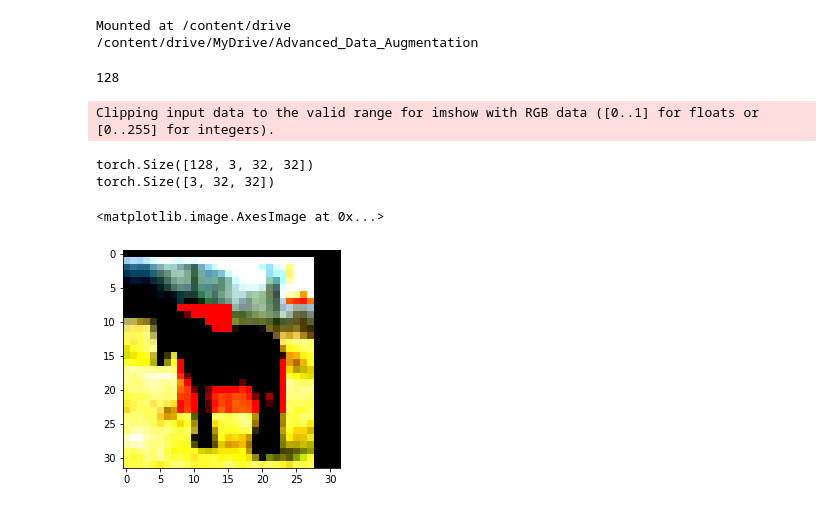
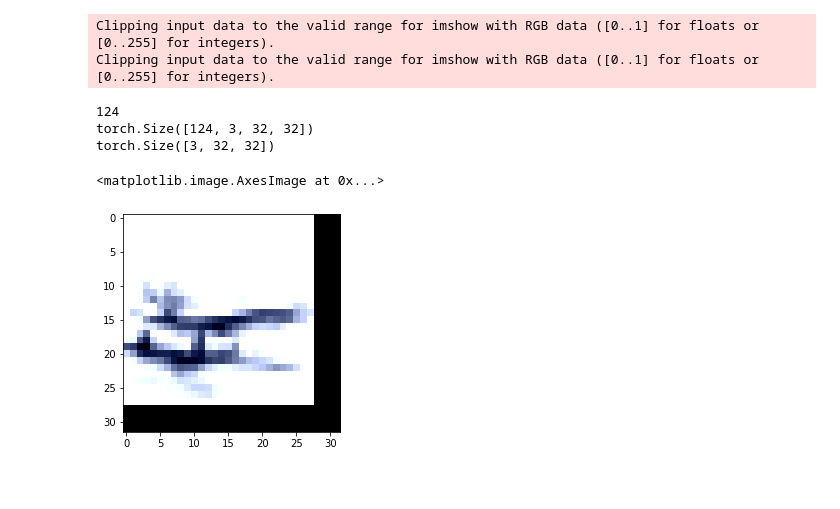
Before and after one commit to imohammad12/Mixing-Augmentation, a Jupyter notebook: filters/Environment/environment_test.ipynb, the cells around one changed output. Cells and saved outputs as stored; diff of their text form; code cells hidden in the pictures.

```diff
--- a/filters/Environment/environment_test.ipynb
+++ b/filters/Environment/environment_test.ipynb
@@ -1,7 +0,0 @@
-# %%
-from google.colab import drive
-drive.mount('/content/drive',force_remount=True)
-%cd "/content/drive/MyDrive/Advanced_Data_Augmentation"
-# %% [output]
-Mounted at /content/drive
-/content/drive/MyDrive/Advanced_Data_Augmentation
@@ -97,7 +46,7 @@ def augment_environment(image_batch,payload,showImage=-1):
  img_arr=inv_tensor.numpy().astype('uint8')
  aug_list=[]
  for i in range(len(img_arr)):
-  aug_images= sn.augment_random(img_arr[i], aug_types=['random_brightness','add_shadow','add_gravel','add_snow','add_rain','add_autumn','random_flip','random_brightness'], volume='expand')  ##all aug_types are applied in both images
+  aug_images= sn.augment_random(img_arr[i], aug_types=['random_brightness','add_gravel','add_snow','add_rain','add_autumn','random_flip','random_brightness'], volume='expand')  ##all aug_types are applied in both images
   rand_image=aug_images[randrange(7)]
   if showImage != -1:
     plt.imshow(rand_image)
@@ -112,16 +61,17 @@ def augment_environment(image_batch,payload,showImage=-1):
  aug_batch=torch.stack(aug_list)
  return aug_batch
 # %%
-image_batch = pickle.load( open( "images_sample.pickle", "rb" ) )
-print(len(image_batch))
-aug_image_batch= augment_environment(image_batch, payload={'mean':(0.4914, 0.4822, 0.4465),'std':(0.2023, 0.1994, 0.2010)})
+print(len(x))
+aug_image_batch= augment_environment(x, payload={'mean':(0.4914, 0.4822, 0.4465),'std':(0.2023, 0.1994, 0.2010)})
 print(aug_image_batch.shape)
 print(aug_image_batch[0].shape)
 plt.imshow(aug_image_batch[0].numpy().transpose(1,2,0))
+plt.imshow(x[0].numpy().transpose(1,2,0))
 # %% [output]
-128
+Clipping input data to the valid range for imshow with RGB data ([0..1] for floats or [0..255] for integers).
+Clipping input data to the valid range for imshow with RGB data ([0..1] for floats or [0..255] for integers).
-Clipping input data to the valid range for imshow with RGB data ([0..1] for floats or [0..255] for integers).
+124
+torch.Size([124, 3, 32, 32])
+torch.Size([3, 32, 32])
-torch.Size([128, 3, 32, 32])
-torch.Size([3, 32, 32])
+<matplotlib.image.AxesImage at 0x...>
-<matplotlib.image.AxesImage at 0x...>
-[figure, old version]
+[figure, new version]
```
Also changed, not shown: parts of 5 cells of this notebook, 11 other files.
